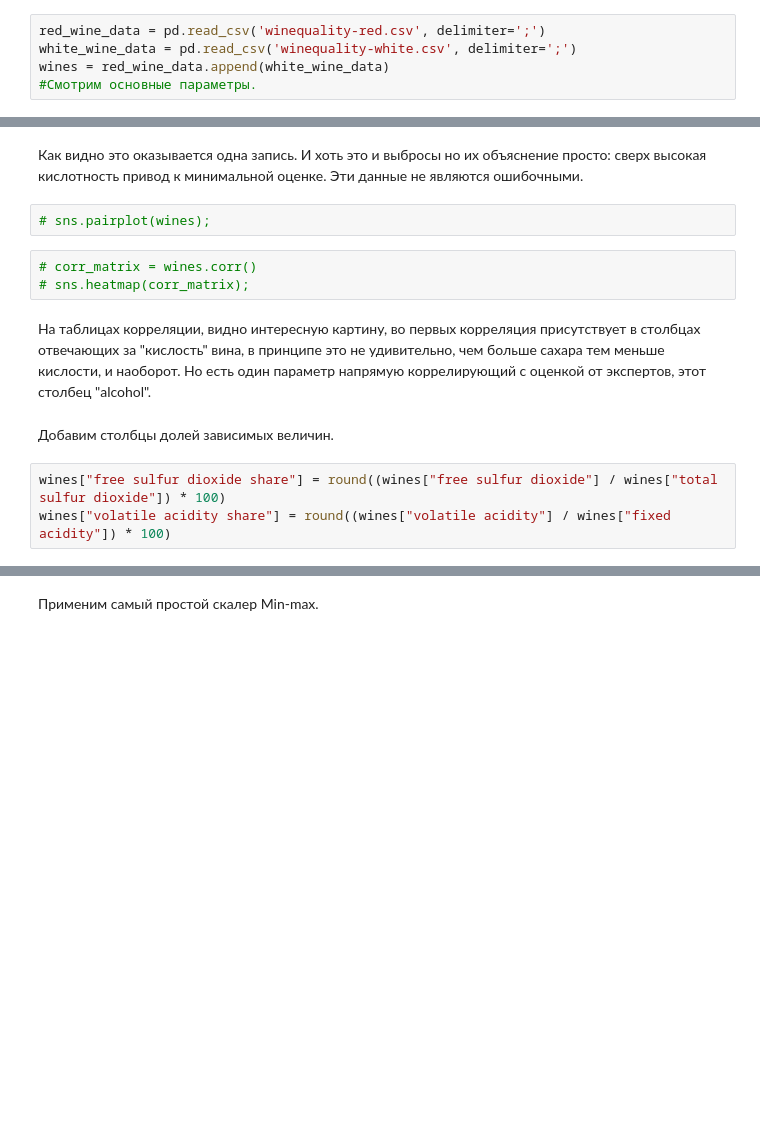
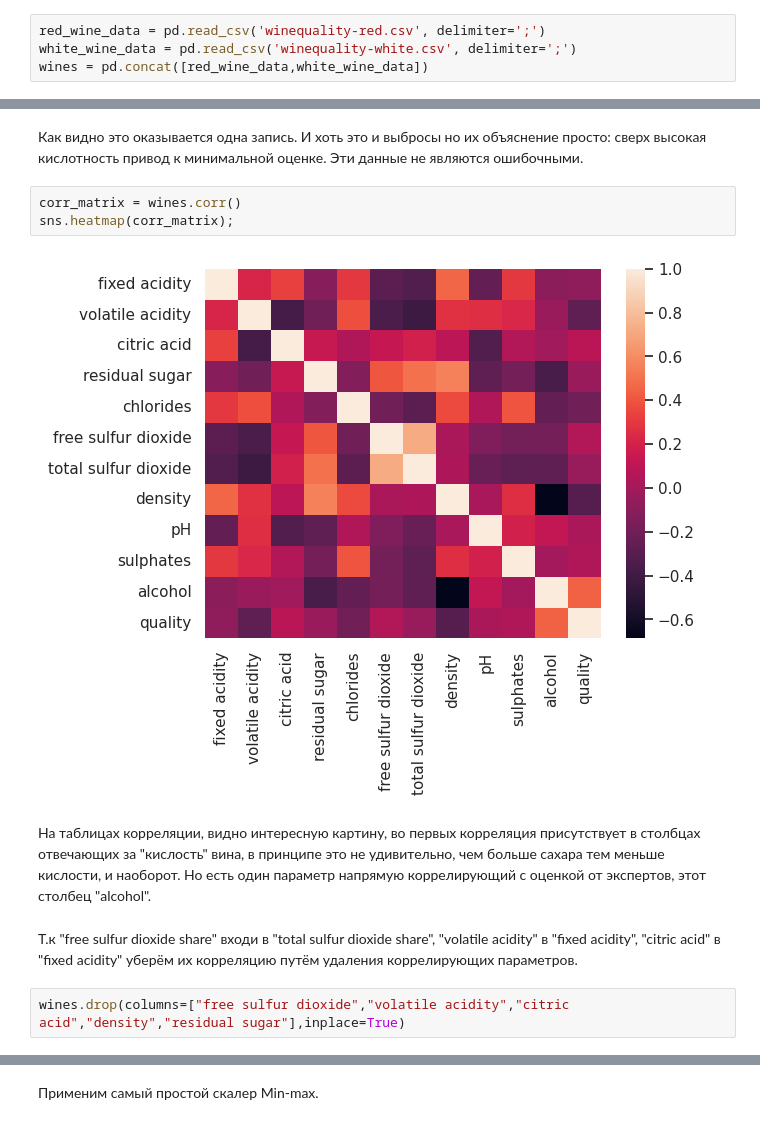
Before and after one commit to MonyaS/Hilell_tasks, a Jupyter notebook: лекция 5/task 5.ipynb, the cells around one changed output, grey strips where cells are left out. Saved outputs shown, nothing was run; the diff lists cells and outputs as text; blank space fills up the shorter version.

```diff
--- a/лекция 5/task 5.ipynb
+++ b/лекция 5/task 5.ipynb
@@ -14,8 +13,7 @@ sns.set()
 # %%
 red_wine_data = pd.read_csv('winequality-red.csv', delimiter=';')
 white_wine_data = pd.read_csv('winequality-white.csv', delimiter=';')
-wines = red_wine_data.append(white_wine_data)
-#Смотрим основные параметры.
+wines = pd.concat([red_wine_data,white_wine_data])
 # %% [markdown]
 Оцениваем что в дата-сете есть, и с чем прийдется иметь дело.
 # %%
@@ -108,15 +98,14 @@ wines[wines["free sulfur dioxide"] > 200]
 | 4745 | 6.1 | 0.26 | 0.25 | 2.9 | 0.047 | 289.0 | ... |
 # %% [markdown]
 Как видно это оказывается одна запись. И хоть это и выбросы  но их объяснение просто: сверх высокая кислотность привод к минимальной оценке. Эти данные не являются ошибочными.
-# %%
-# sns.pairplot(wines);
 # %%
-# corr_matrix = wines.corr()
-# sns.heatmap(corr_matrix);
+corr_matrix = wines.corr()
+sns.heatmap(corr_matrix);
+# %% [output]
+[figure, added]
 # %% [markdown]
 На таблицах корреляции, видно интересную картину, во первых корреляция присутствует в столбцах отвечающих за "кислость" вина, в принципе это не удивительно, чем больше сахара тем меньше кислости, и наоборот. Но есть один параметр напрямую коррелирующий с оценкой от экспертов, этот столбец "alcohol".
-# %% [markdown]
-Добавим столбцы долей зависимых величин.
-# %%
-wines["free sulfur dioxide share"] = round((wines["free sulfur dioxide"] / wines["total sulfur dioxide"]) * 100)
-wines["volatile acidity share"] = round((wines["volatile acidity"] / wines["fixed acidity"]) * 100)
+# %% [markdown]
+Т.к "free sulfur dioxide share" входи в "total sulfur dioxide share", "volatile acidity" в "fixed acidity", "citric acid" в "fixed acidity" уберём их корреляцию путём удаления коррелирующих параметров.
+# %%
+wines.drop(columns=["free sulfur dioxide","volatile acidity","citric acid","density","residual sugar"],inplace=True)
```
Also changed, not shown: parts of 12 cells of this notebook, 1 other file.
